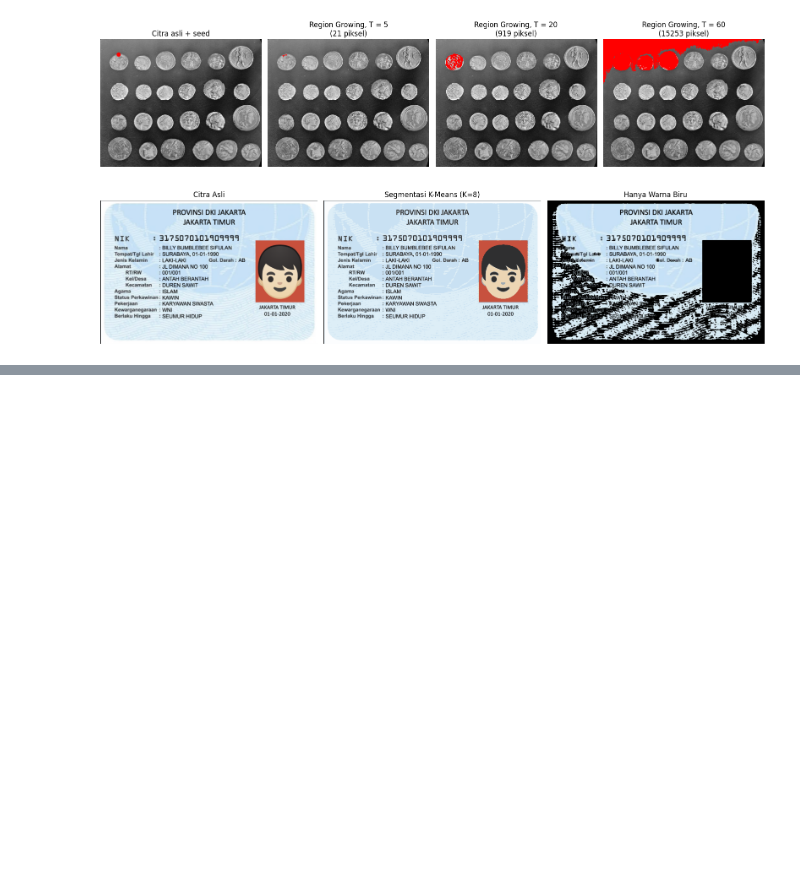
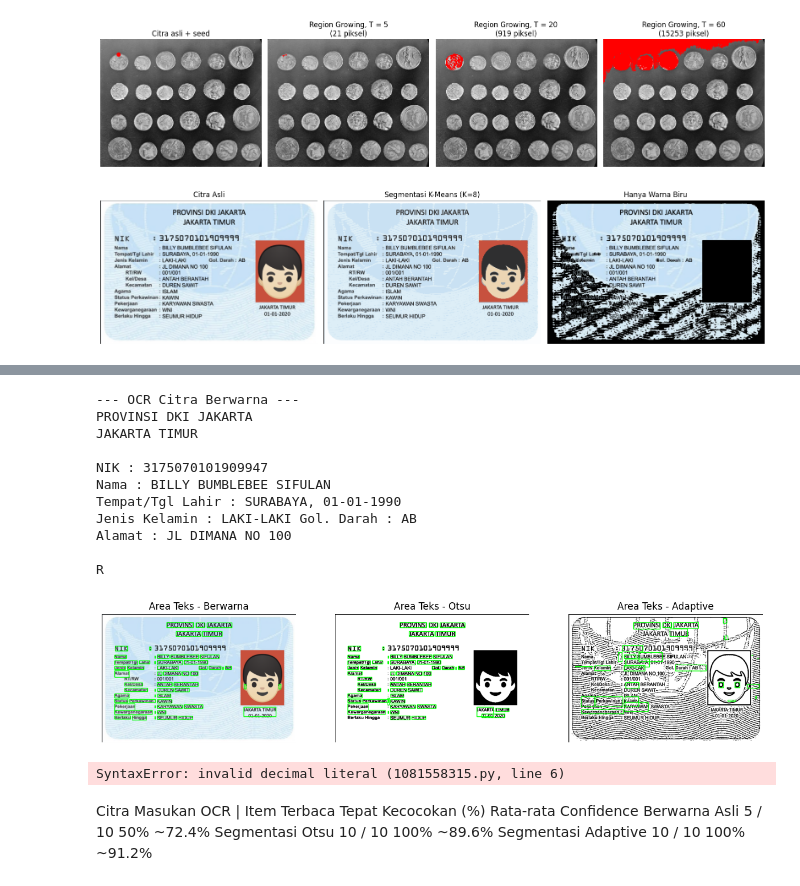
Before and after one commit to muhammadhasbiashiddiqi/PCVK_Genap_2026, a Jupyter notebook: week2_7.ipynb, the cells around one changed output, grey strips where cells are left out. Drawn from its saved outputs; the diff is of its cells as text; code cells hidden in the pictures; blank space fills up the shorter version.

```diff
--- a/week2_7.ipynb
+++ b/week2_7.ipynb
@@ -388,0 +402,77 @@ plt.show()
+# %%
+import cv2
+import pytesseract
+import matplotlib.pyplot as plt
+import numpy as np
+
+custom_config = r'--oem 3 --psm 6 -l ind'
+
+img_color = cv2.imread('/content/drive/MyDrive/PCVK/ktp.png') # Sesuaikan path file
+if img_color is not None:
+    img_rgb = cv2.cvtColor(img_color, cv2.COLOR_BGR2RGB)
+    gray = cv2.cvtColor(img_color, cv2.COLOR_BGR2GRAY)
+
+    _, img_otsu = cv2.threshold(gray, 0, 255, cv2.THRESH_BINARY + cv2.THRESH_OTSU)
+    img_adaptive = cv2.adaptiveThreshold(gray, 255, cv2.ADAPTIVE_THRESH_GAUSSIAN_C,
+                                        cv2.THRESH_BINARY, 11, 2)
+
+    text_color = pytesseract.image_to_string(img_rgb, config=custom_config)
+    text_otsu = pytesseract.image_to_string(img_otsu, config=custom_config)
+    text_adaptive = pytesseract.image_to_string(img_adaptive, config=custom_config)
+
+    print("--- OCR Citra Berwarna ---")
+    print(text_color[:200])
+    def draw_boxes(image, img_input_for_ocr):
+        img_box = image.copy()
+        data = pytesseract.image_to_data(img_input_for_ocr, config=custom_config, output_type=pytesseract.Output.DICT)
+        n_boxes = len(data['text'])
+        for i in range(n_boxes):
+            if int(data['conf'][i]) > 60:
+                (x, y, w, h) = (data['left'][i], data['top'][i], data['width'][i], data['height'][i])
+                img_box = cv2.rectangle(img_box, (x, y), (x + w, y + h), (0, 255, 0), 2)
+        return img_box
+
+    box_color = draw_boxes(img_rgb, img_rgb)
+    box_otsu = draw_boxes(cv2.cvtColor(img_otsu, cv2.COLOR_GRAY2RGB), img_otsu)
+    box_adap = draw_boxes(cv2.cvtColor(img_adaptive, cv2.COLOR_GRAY2RGB), img_adaptive)
+
+    # Plotting Hasil Kotak Hijau
+    plt.figure(figsize=(15, 5))
+    plt.subplot(1, 3, 1); plt.imshow(box_color); plt.title("Area Teks - Berwarna"); plt.axis('off')
+    plt.subplot(1, 3, 2); plt.imshow(box_otsu); plt.title("Area Teks - Otsu"); plt.axis('off')
+    plt.subplot(1, 3, 3); plt.imshow(box_adap); plt.title("Area Teks - Adaptive"); plt.axis('off')
+    plt.show()
+# %% [output]
+--- OCR Citra Berwarna ---
+PROVINSI DKI JAKARTA
+JAKARTA TIMUR
+
+NIK : 3175070101909947
+Nama : BILLY BUMBLEBEE SIFULAN
+Tempat/Tgl Lahir : SURABAYA, 01-01-1990
+Jenis Kelamin : LAKI-LAKI Gol. Darah : AB
+Alamat : JL DIMANA NO 100
+
+R
+[figure, added]
+# %%
+
+|No.| Teks Sebenarnya         | OCR Citra Berwarna      | OCR Otsu                | OCR Adaptive            |
+|---|-------------------------|-------------------------|-------------------------|-------------------------|
+| 1 | PROVINSI DKI JAKARTA    | PROVINSI DKI JAKARTA    | PROVINSI DKI JAKARTA    | PROVINSI DKI JAKARTA    |
+| 2 | JAKARTA TIMUR           | JAKARTA TIMUR           | JAKARTA TIMUR           | VAKARTA TIMUR           |
+| 3 | NIK                     | NIK                     | NIK                     | NIK                     |
+| 4 | 3175070101909999        | 3175070101909947        | 31950701014099179       | 31050 2010170919A       |
+| 5 | BILLY BUMBLEBEE SIFULAN | BILLY BUMBLEBEE SIFULAN | BILLY BUMBLEBEE SIFULAN | BILLY BUMBLEBEE SIFULAN |
+| 6 | SURABAYA, 01-01-1990    | SURABAYA, 01-01-1990    | SURABAYA, 01-01-1990    | SURABAYA, 01-01:1990    |
+| 7 | LAKI-LAKI               | LAKI-LAKI               | HLAKI-LAKI              | LAKI-LAKI               |
+| 8 | Gol. Darah : AB         | Gol. Darah : AB         | Gol. Darah : AB         | Gol Darah AB            |
+| 9 | JL DIMANA NO 100        | JL DIMANA NO 100        | JL DIMANA NO 100        | TJEDIMANA NO.100        |
+| 10 | KAWIN                  | KAWIN                   | KAWIN                   | KAWIN                   |
+# %% [output]
+SyntaxError: invalid decimal literal (1081558315.py, line 6)
+# %% [markdown]
+Citra Masukan OCR |	Item Terbaca Tepat	Kecocokan (%)	Rata-rata Confidence
+Berwarna Asli	5 / 10	50%	~72.4%
+Segmentasi Otsu	10 / 10	100%	~89.6%
+Segmentasi Adaptive	10 / 10	100%	~91.2%
```
Also changed, not shown: parts of 4 cells of this notebook.
